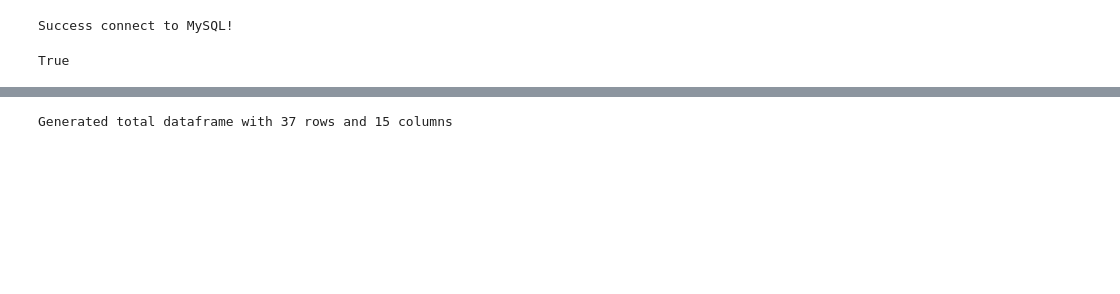
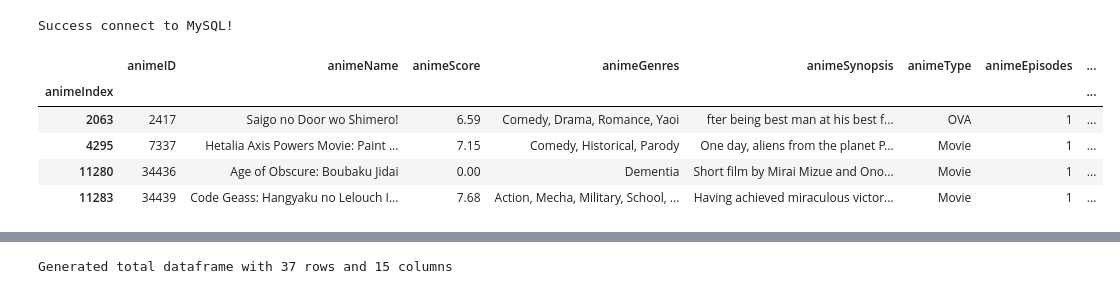
Before and after one commit to emnopal/anime-recommendation, a Jupyter notebook: notebook/ContentBasedFilteringAnimeMLWithSQL.ipynb, the cells around one changed output, grey strips where cells are left out. Cells and saved outputs as stored; diff of their text form; code cells hidden in the pictures; blank space fills up the shorter version.

```diff
--- a/notebook/ContentBasedFilteringAnimeMLWithSQL.ipynb
+++ b/notebook/ContentBasedFilteringAnimeMLWithSQL.ipynb
@@ -37,6 +37,29 @@ animeFeaturesTfidf = load_npz("../data/binary/animeFeaturesTfidf.npz")
 # %%
+model_knn = NearestNeighbors(metric='cosine', n_neighbors=5)
+model_knn.fit(csr_matrix(anime_metadata.astype(np.float)))
+
+distances, indices = model_knn.kneighbors(anime_metadata[608, :].reshape(1, -1), n_neighbors=5)
+result, score = [], []
+for i in range(0, len(distances.flatten())):
+    index = indices.flatten()[i]
+    if index == 1:
+        continue
+    #result.append(df.iloc[index])
+    result.append(index)
+#results_df = pd.DataFrame(result)#.sort_values(by="Score", ascending=False)
+#pd.set_option('display.max_rows', len(results_df))
+#result = tuple(map(lambda x: x+1, result))
+result = tuple(result)
-# %% [output]
-True
+# %%
+animeTest = pd.read_sql(sql=f"select * from animedb.anime where animeIndex in {result};", con=conn, index_col='animeIndex')
+animeTest
+# %% [output]
+|  | animeID | animeName | animeScore | animeGenres | animeSynopsis | animeType | animeEpisodes | ... |
+| animeIndex |  |  |  |  |  |  |  | ... |
+| 2063 | 2417 | Saigo no Door wo Shimero! | 6.59 | Comedy, Drama, Romance, Yaoi | fter being best man at his best f... | OVA | 1 | ... |
+| 4295 | 7337 | Hetalia Axis Powers Movie: Paint ... | 7.15 | Comedy, Historical, Parody | One day, aliens from the planet P... | Movie | 1 | ... |
+| 11280 | 34436 | Age of Obscure: Boubaku Jidai | 0.00 | Dementia | Short film by Mirai Mizue and Ono... | Movie | 1 | ... |
+| 11283 | 34439 | Code Geass: Hangyaku no Lelouch I... | 7.68 | Action, Mecha, Military, School, ... | Having achieved miraculous victor... | Movie | 1 | ... |
 # %%
 def animeSearch(df_, nameQuery, n=5, sortByScore=True):
     df = df_.copy()
```
Also changed, not shown: parts of 3 cells of this notebook, 9 other files.
